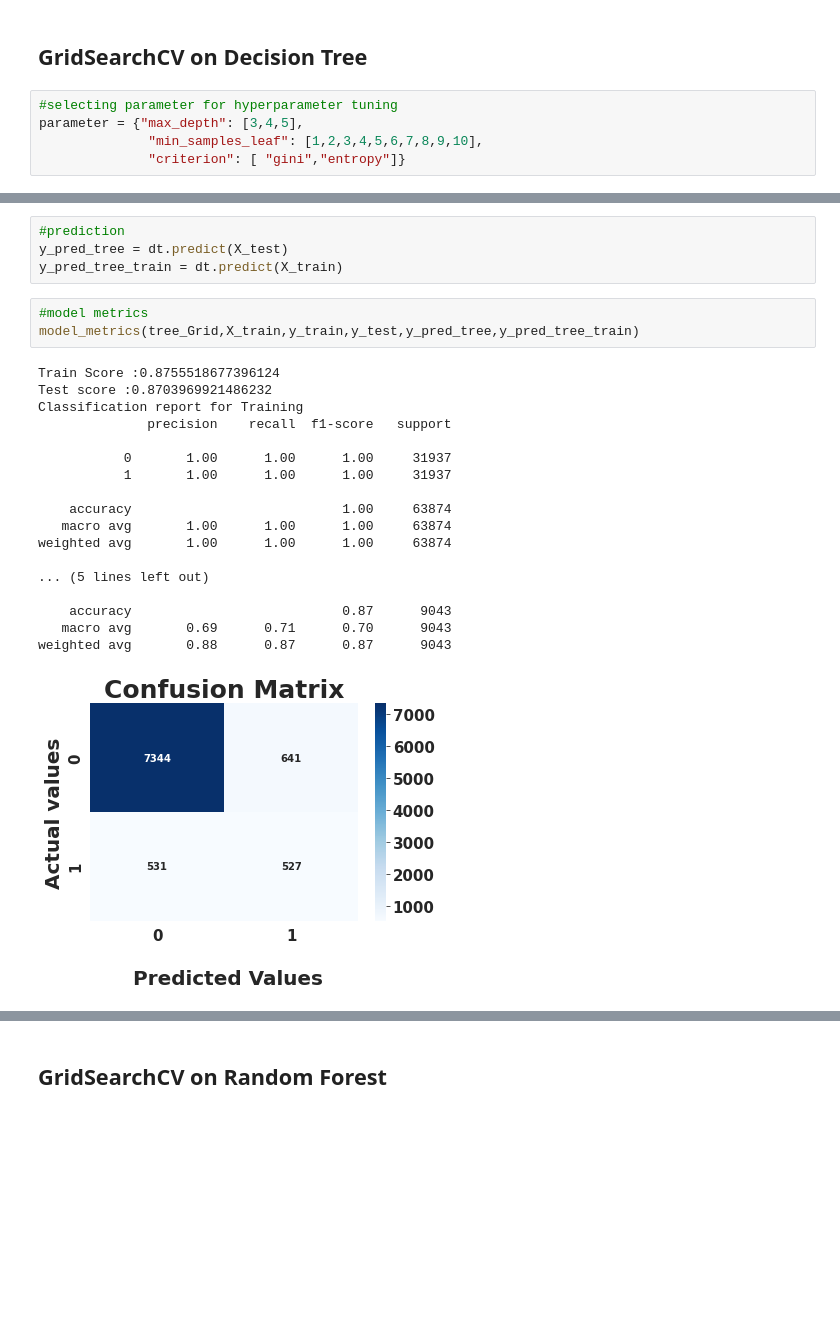
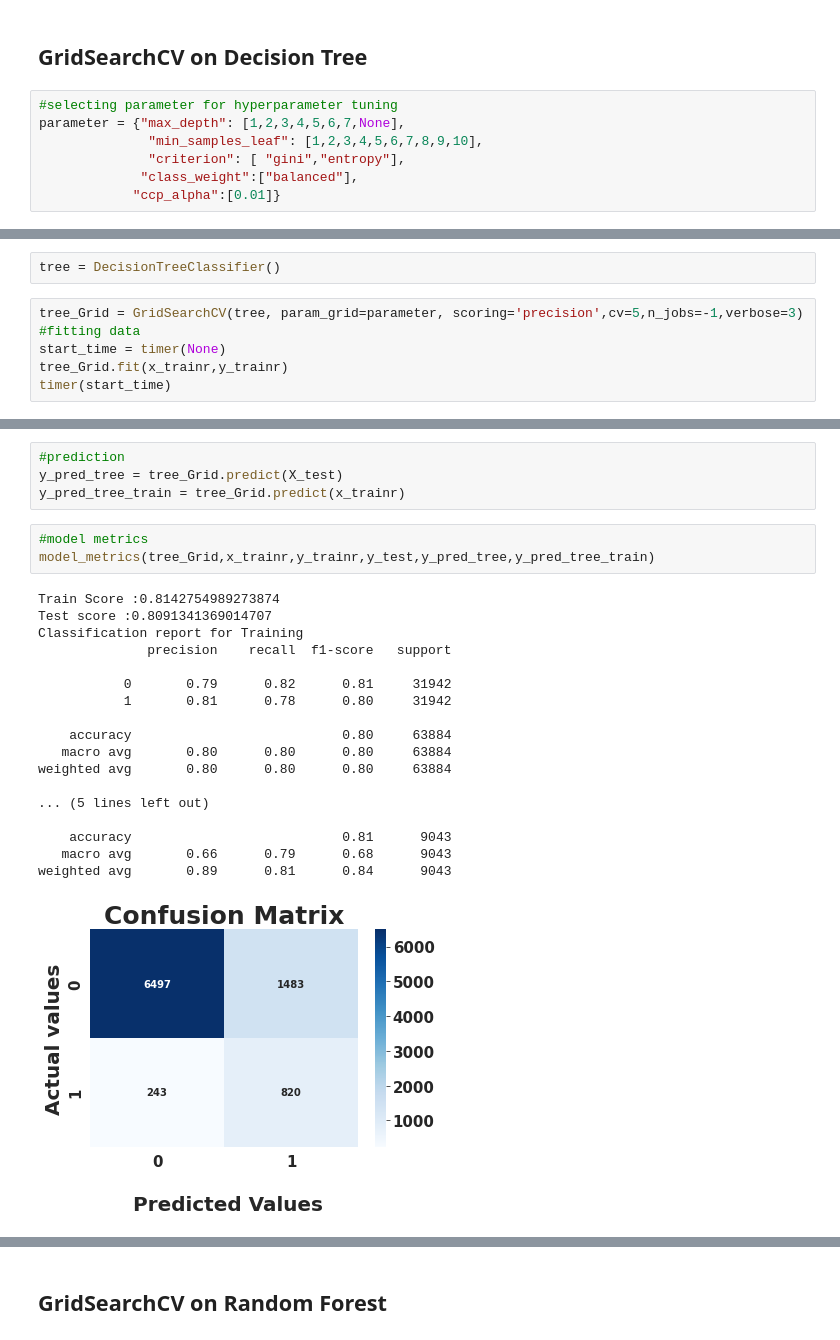
Before and after one commit to PranayUmredkar97/Bank-Marketing-Effectiveness-Prediction-Classification-Capstone-Project-, a Jupyter notebook: Bank_Marketing_Effectiveness_Prediction_Capstone_Project.ipynb, the cells around one changed output, grey strips where cells are left out. Saved outputs shown, nothing was run; the diff lists cells and outputs as text; blank space fills up the shorter version.

```diff
--- a/Bank_Marketing_Effectiveness_Prediction_Capstone_Project.ipynb
+++ b/Bank_Marketing_Effectiveness_Prediction_Capstone_Project.ipynb
@@ -815,6 +826,8 @@ weighted avg       0.88      0.87      0.87      9043
 ## **GridSearchCV on Decision Tree**
 # %%
 #selecting parameter for hyperparameter tuning
-parameter = {"max_depth": [3,4,5],
+parameter = {"max_depth": [1,2,3,4,5,6,7,None],
               "min_samples_leaf": [1,2,3,4,5,6,7,8,9,10],
-              "criterion": [ "gini","entropy"]}
+              "criterion": [ "gini","entropy"],
+             "class_weight":["balanced"],
+            "ccp_alpha":[0.01]}
@@ -832,0 +834,8 @@ GridSearchCV(cv=5, estimator=DecisionTreeClassifier(),
+# %%
+tree = DecisionTreeClassifier()
+# %%
+tree_Grid = GridSearchCV(tree, param_grid=parameter, scoring='precision',cv=5,n_jobs=-1,verbose=3)
+#fitting data
+start_time = timer(None)
+tree_Grid.fit(x_trainr,y_trainr)
+timer(start_time)
@@ -838,28 +856,28 @@ tree_Grid.best_params_
 # %%
 #prediction
-y_pred_tree = dt.predict(X_test)
-y_pred_tree_train = dt.predict(X_train)
+y_pred_tree = tree_Grid.predict(X_test)
+y_pred_tree_train = tree_Grid.predict(x_trainr)
 # %%
 #model metrics
-model_metrics(tree_Grid,X_train,y_train,y_test,y_pred_tree,y_pred_tree_train)
+model_metrics(tree_Grid,x_trainr,y_trainr,y_test,y_pred_tree,y_pred_tree_train)
 # %% [output]
-Train Score :0.8755518677396124
-Test score :0.8703969921486232
+Train Score :0.8142754989273874
+Test score :0.8091341369014707
 Classification report for Training
               precision    recall  f1-score   support
 
-           0       1.00      1.00      1.00     31937
-           1       1.00      1.00      1.00     31937
+           0       0.79      0.82      0.81     31942
+           1       0.81      0.78      0.80     31942
 
-    accuracy                           1.00     63874
-   macro avg       1.00      1.00      1.00     63874
-weighted avg       1.00      1.00      1.00     63874
+    accuracy                           0.80     63884
+   macro avg       0.80      0.80      0.80     63884
+weighted avg       0.80      0.80      0.80     63884
 
 ... (5 lines left out)
 
-    accuracy                           0.87      9043
-   macro avg       0.69      0.71      0.70      9043
-weighted avg       0.88      0.87      0.87      9043
+    accuracy                           0.81      9043
+   macro avg       0.66      0.79      0.68      9043
+weighted avg       0.89      0.81      0.84      9043
-[figure, old version]
+[figure, new version]
 # %%
 rf = RandomForestClassifier()
```
Also changed, not shown: parts of 53 cells of this notebook.
